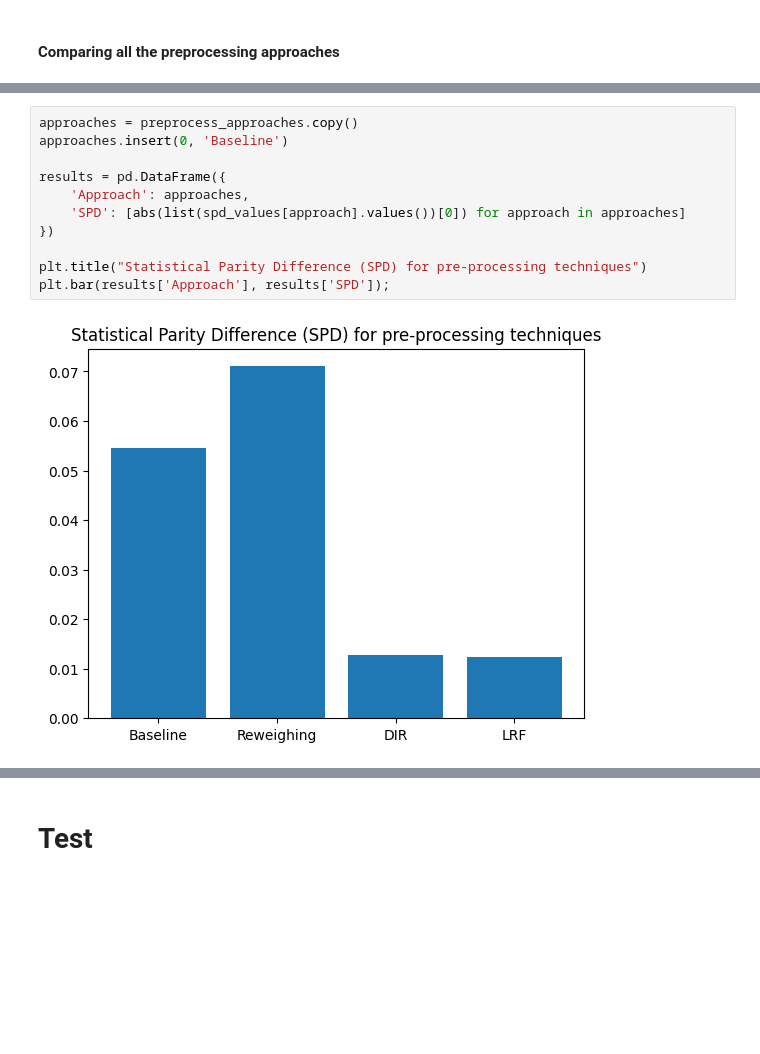
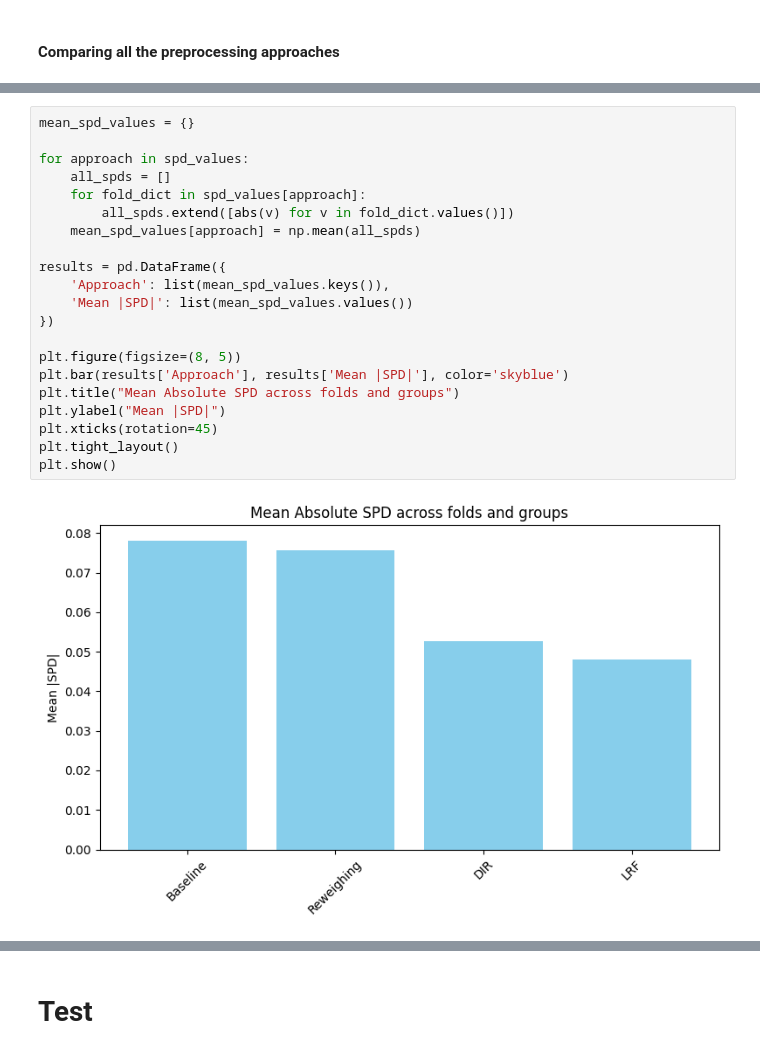
Before and after one commit to kor80/Fair-Candidate-Screening-System, a Jupyter notebook: main.ipynb, the cells around one changed output, grey strips where cells are left out. Drawn from its saved outputs; the diff is of its cells as text; blank space fills up the shorter version.

Commit message:
plotting metrics + fixes
metrics (performance, fairness)

```diff
--- a/main.ipynb
+++ b/main.ipynb
@@ -1067,13 +1086,23 @@ for train_idx, test_idx in kf.split(X, y):
-# %%
-approaches = preprocess_approaches.copy()
-approaches.insert(0, 'Baseline')
-
-results = pd.DataFrame({
-    'Approach': approaches,
-    'SPD': [abs(list(spd_values[approach].values())[0]) for approach in approaches]
-})
-
-plt.title("Statistical Parity Difference (SPD) for pre-processing techniques")
-plt.bar(results['Approach'], results['SPD']);
-# %% [output]
-[figure, removed]
+# %%
+mean_spd_values = {}
+
+for approach in spd_values:
+    all_spds = []
+    for fold_dict in spd_values[approach]:
+        all_spds.extend([abs(v) for v in fold_dict.values()])
+    mean_spd_values[approach] = np.mean(all_spds)
+
+results = pd.DataFrame({
+    'Approach': list(mean_spd_values.keys()),
+    'Mean |SPD|': list(mean_spd_values.values())
+})
+
+plt.figure(figsize=(8, 5))
+plt.bar(results['Approach'], results['Mean |SPD|'], color='skyblue')
+plt.title("Mean Absolute SPD across folds and groups")
+plt.ylabel("Mean |SPD|")
+plt.xticks(rotation=45)
+plt.tight_layout()
+plt.show()
+# %% [output]
+[figure, added]
```
Also changed, not shown: parts of 3 cells of this notebook.
